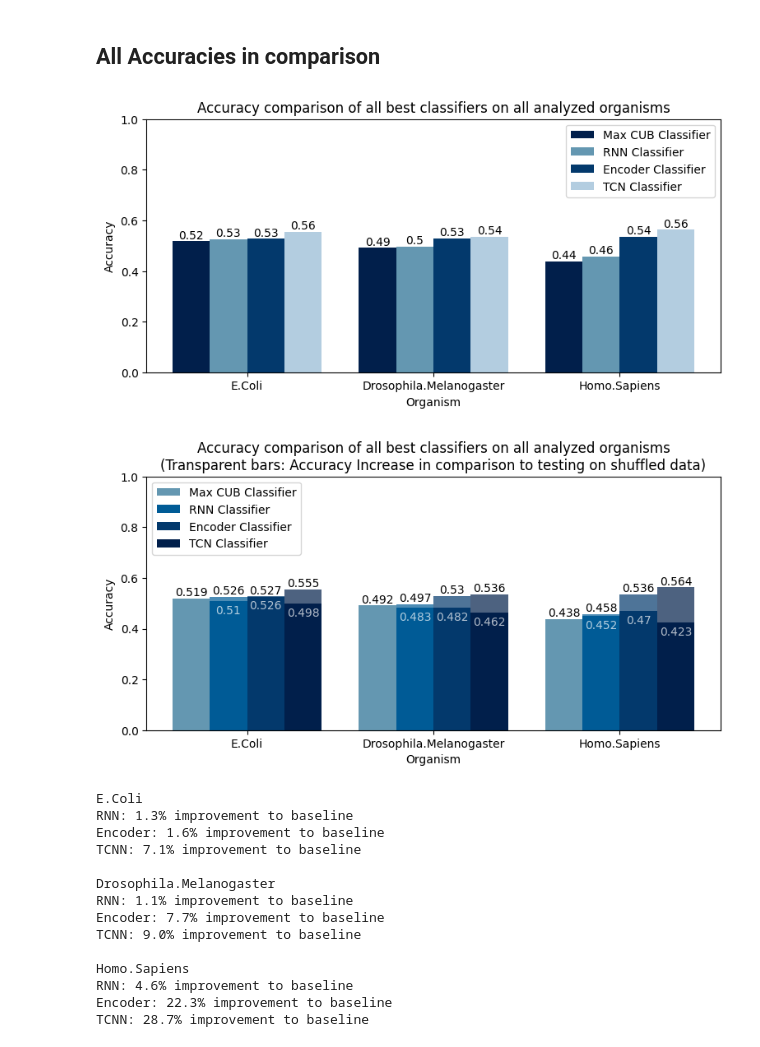
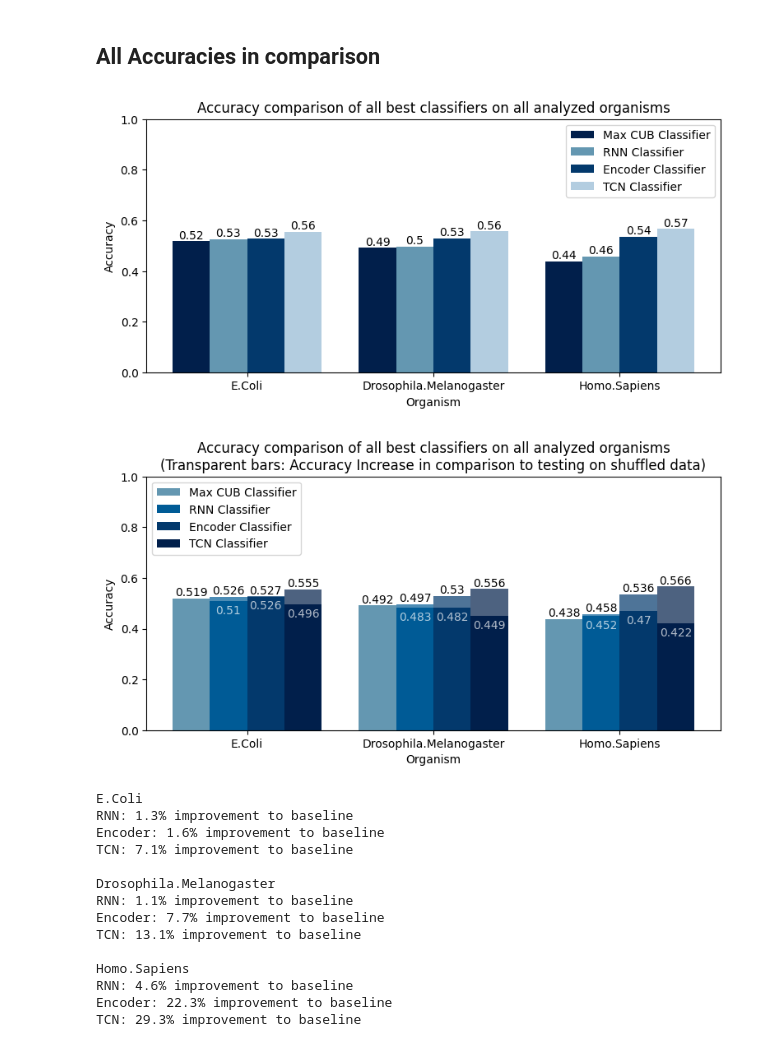
Before and after one commit to maxikuehn/PMDS_Codons, a Jupyter notebook: notebooks/09_Accuracy_Results_Overview.ipynb, the cells around one changed output. Drawn from its saved outputs; the diff is of its cells as text; code cells hidden in the pictures.

Commit message:
Human finished training and new overall plots

```diff
--- a/notebooks/09_Accuracy_Results_Overview.ipynb
+++ b/notebooks/09_Accuracy_Results_Overview.ipynb
@@ -253,30 +256,30 @@ mle.plot_accuracies_comparison(accuracies_max_i_cub_treshold,max_i_cub_treshold_
 # %%
 accuracies_all = {
     "E.Coli": {
         "Max CUB": 0.5186,
         "RNN": 0.5256,
         "Encoder": 0.5270,
-        "TCN": 0.5552
+        "TCN": 0.5553
     },
     "Drosophila.Melanogaster": {
         "Max CUB": 0.4917,
         "RNN": 0.4969,
         "Encoder": 0.5296,
-        "TCN": 0.5360
+        "TCN": 0.5560
     },
     "Homo.Sapiens": {
         "Max CUB": 0.438,
         "RNN": 0.4583,
         "Encoder": 0.5356,
-        "TCN": 0.5637
+        "TCN": 0.5663
     }
 }
 classifier_labels = ["Max CUB Classifier", "RNN Classifier", "Encoder Classifier", "TCN Classifier"]
 title = "Accuracy comparison of all best classifiers on all analyzed organisms"
 
 mle.plot_accuracies_comparison(accuracies_all, classifier_labels, title, 2)
 # %% [output]
-[figure, old version]
+[figure, new version]
 # %%
 %autoreload
 # %%
@@ -285,19 +288,19 @@ accuracies_all_plus_shuffled = {
         "Max CUB": (0.5186,0.5186),
         "RNN": (0.5256,0.5096),
         "Encoder": (0.5270,0.5265),
-        "TCN": (0.5552,0.4980)
+        "TCN": (0.5553,0.4955)
     },
     "Drosophila.Melanogaster": {
         "Max CUB": (0.4917,0.4917),
         "RNN": (0.4969,0.4832),
         "Encoder": (0.5296,0.4821),
-        "TCN": (0.5360,0.4621)
+        "TCN": (0.5560, 0.4493)
     },
     "Homo.Sapiens": {
         "Max CUB": (0.438,0.438),
         "RNN": (0.4583,0.4515),
         "Encoder": (0.5356,0.4696),
-        "TCN": (0.5637,0.4228)
+        "TCN": (0.5663, 0.4219)
     }
 }
 
@@ -306,7 +309,7 @@ title = "Accuracy comparison of all best classifiers on all analyzed organisms\n
 
 mle.plot_accuracies_comparison_shuffled(accuracies_all_plus_shuffled, classifier_labels, title, 3)
 # %% [output]
-[figure, old version]
+[figure, new version]
 # %%
 # Calculate procental improvement to baseline
 for organism in accuracies_all:
@@ -320,17 +323,17 @@ for organism in accuracies_all:
 E.Coli
 RNN: 1.3% improvement to baseline
 Encoder: 1.6% improvement to baseline
-TCNN: 7.1% improvement to baseline
+TCN: 7.1% improvement to baseline
 
 Drosophila.Melanogaster
 RNN: 1.1% improvement to baseline
 Encoder: 7.7% improvement to baseline
-TCNN: 9.0% improvement to baseline
+TCN: 13.1% improvement to baseline
 
 Homo.Sapiens
 RNN: 4.6% improvement to baseline
 Encoder: 22.3% improvement to baseline
-TCNN: 28.7% improvement to baseline
+TCN: 29.3% improvement to baseline
 # %%
 # Threshold bei < 10
 # Prediction Accuracy for  E.Coli :  0.5142616255292535
```
Also changed, not shown: parts of 7 cells of this notebook, 7 other files.
